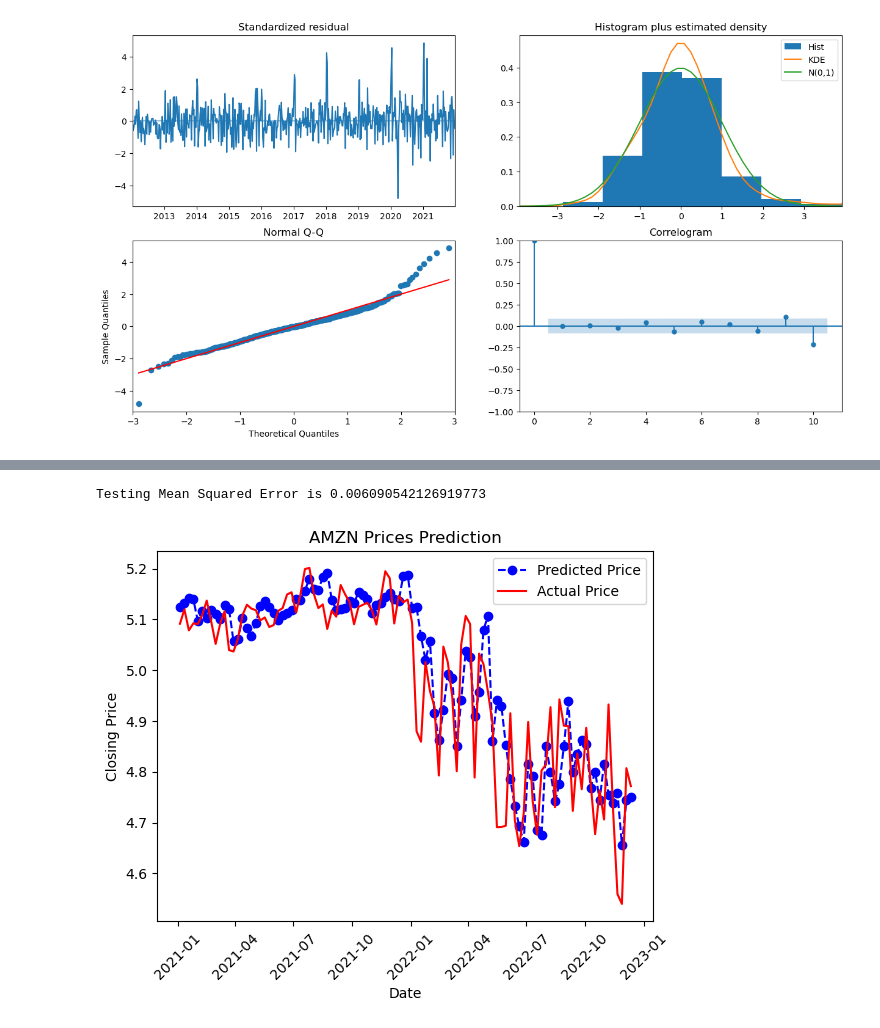
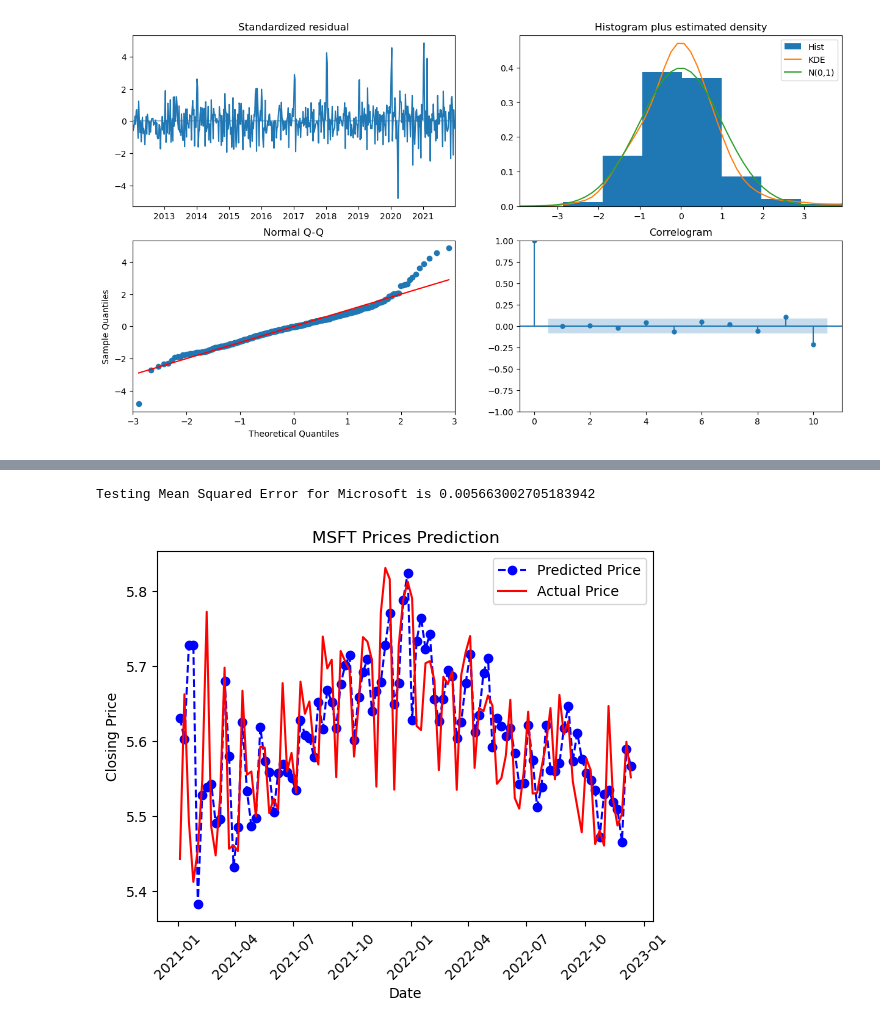
Before and after one commit to eahn01/Stock-Market-Analysis-ahn-liu-econ323, a Jupyter notebook: analysis.ipynb, the cells around one changed output, grey strips where cells are left out. Drawn from its saved outputs; the diff is of its cells as text; code cells hidden in the pictures.

```diff
--- a/analysis.ipynb
+++ b/analysis.ipynb
@@ -543,0 +536,12 @@ plt.legend()
+# %%
+history = [x for x in amzn_train]
+model_predictions = []
+N_test_observations = len(amzn_test)
+for time_point in range(N_test_observations):
+    model = ARIMA(history, order=(3,1,1))
+    model_fit = model.fit()
+    output = model_fit.forecast()
+    yhat = output[0]
+    model_predictions.append(yhat)
+    true_test_value = amzn_test[time_point]
+    history.append(true_test_value)
@@ -625,0 +647,12 @@ plt.legend()
+# %%
+history = [x for x in aapl_train]
+model_predictions = []
+N_test_observations = len(aapl_test)
+for time_point in range(N_test_observations):
+    model = ARIMA(history, order=(3,1,2))
+    model_fit = model.fit()
+    output = model_fit.forecast()
+    yhat = output[0]
+    model_predictions.append(yhat)
+    true_test_value = aapl_test[time_point]
+    history.append(true_test_value)
@@ -720,18 +758,30 @@ for time_point in range(N_test_observations):
+# %%
+history = [x for x in msft_train]
+model_predictions = []
+N_test_observations = len(msft_test)
+for time_point in range(N_test_observations):
+    model = ARIMA(history, order=(3,1,3))
+    model_fit = model.fit()
+    output = model_fit.forecast()
+    yhat = output[0]
+    model_predictions.append(yhat)
+    true_test_value = msft_test[time_point]
+    history.append(true_test_value)
 # %%
-MSE_error = mean_squared_error(amzn_test, model_predictions)
-print('Testing Mean Squared Error is {}'.format(MSE_error))
+msft_MSE_error = mean_squared_error(msft_test, model_predictions)
+print('Testing Mean Squared Error for Microsoft is {}'.format(msft_MSE_error))
 # %% [output]
-Testing Mean Squared Error is 0.006090542126919773
+Testing Mean Squared Error for Microsoft is 0.005663002705183942
 # %%
 #test_set_range = amzn_week[int(len(amzn_week)*0.7):].index
-test_set_range= amzn_test.index
+test_set_range= msft_test.index
 plt.plot(test_set_range, model_predictions, color='blue', marker='o', linestyle='dashed',label='Predicted Price')
-plt.plot(test_set_range, amzn_test, color='red', label='Actual Price')
-plt.title('AMZN Prices Prediction')
+plt.plot(test_set_range, msft_test, color='red', label='Actual Price')
+plt.title('MSFT Prices Prediction')
 plt.xlabel('Date')
 plt.ylabel('Closing Price')
 plt.xticks(rotation = 45)
 plt.legend()
 plt.show()
 # %% [output]
-[figure, old version]
+[figure, new version]
```
Also changed, not shown: parts of 38 cells of this notebook.
